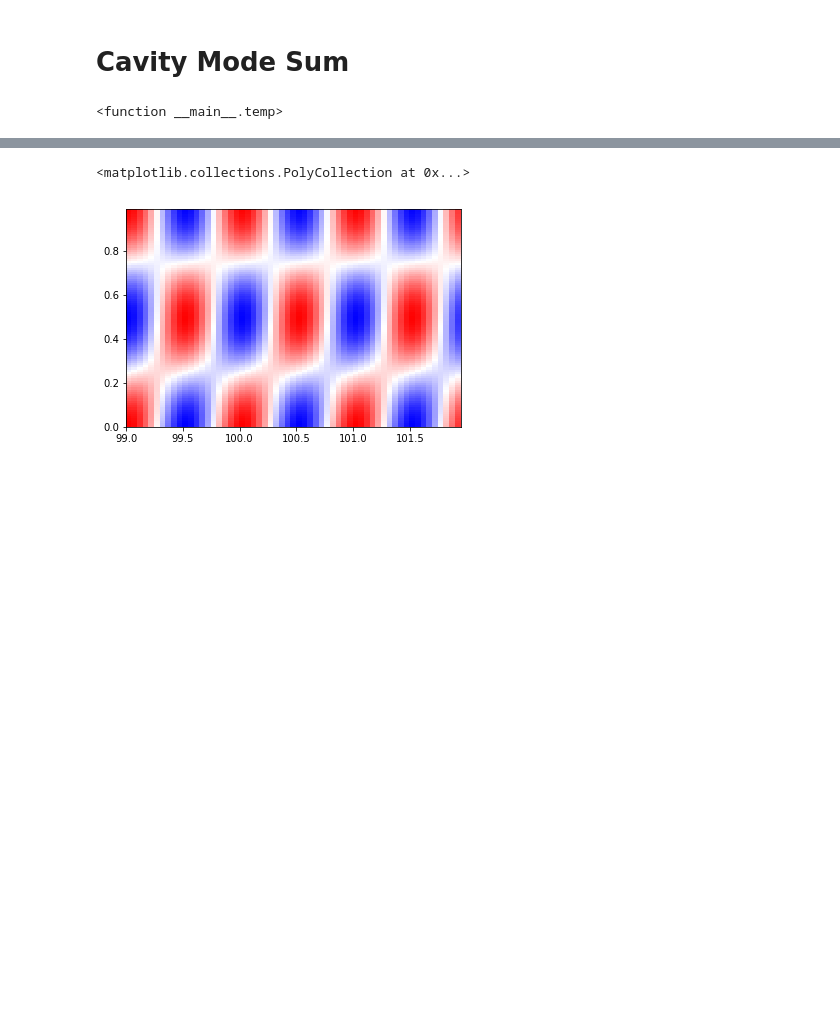
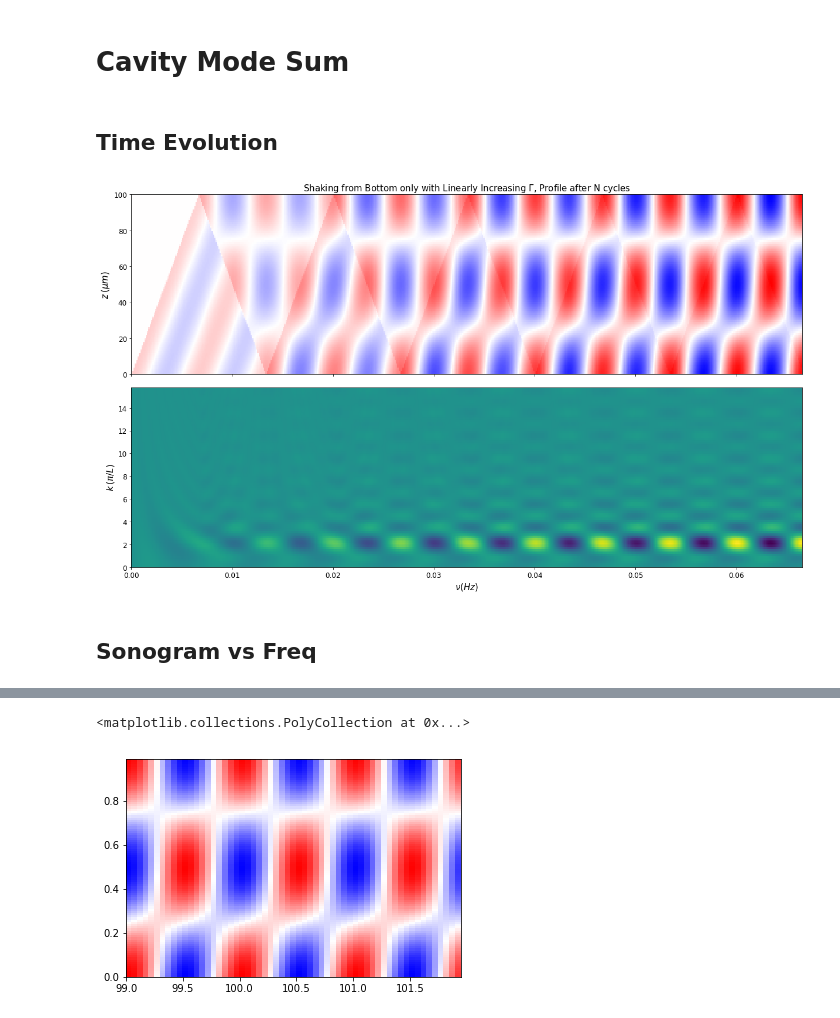
Before and after one commit to ranchop/QCalc, a Jupyter notebook: Box Shaking/Specific Datasets/Cavity Modes.ipynb, the cells around one changed output, grey strips where cells are left out. Saved outputs shown, nothing was run; the diff lists cells and outputs as text; code cells hidden in the pictures; blank space fills up the shorter version.

```diff
--- a/Box Shaking/Specific Datasets/Cavity Modes.ipynb
+++ b/Box Shaking/Specific Datasets/Cavity Modes.ipynb
@@ -44,9 +37,55 @@ def response(x, t, n=None):
+# %% [markdown]
+## Time Evolution
 # %%
+# Animate the build up
+c0 = 1.0
+L = 1.0
+wl0 = L / 3
+dl0 = 4 * L
+
+x = np.linspace(0.0, 1.0, 100)
 def temp(t = 0.0):
-    plt.plot(x, response(x, t))
+    plt.plot(x, response(x, t, c0, L, wl0, dl0))
     plt.ylim([-10, 10])
-    plt.xlim([0, L])
+    plt.xlim([0, 1])
     plt.show()
-ipywidgets.interact(temp,t=(0, 10.0, 0.01))
+ip = ipywidgets.interact(temp,t=(0, 10.0, 0.01))
-# %% [output]
-<function __main__.temp>
+# %%
+# Sonogram
+c = 15e-3
+L = 100e-6
+xlist = np.linspace(0, L, 100)
+wl = 2 * L / 2
+f = c / wl
+omega = twopi * f
+Ncycles = np.arange(0, 10, 0.02)
+Gamma = omega / 20
+tlist = Ncycles / f
+dl = 2 * c / Gamma
+
+movie = np.array([response_density(x=xlist, t=tlist[i], c=c, L=L, wl=wl, dl=dl) for i in tqdm(range(len(tlist)))]).T
+
+# Fourier Transform
+klist = np.arange(0, 8 * twopi/L, 0.1 * twopi/L)
+ft = np.array([tp.fourier_transform(xlist[1:], movie[:,i], klist)[1] for i in tqdm(range(len(tlist)))]).T
+# %%
+# Figure
+fig, ax = plt.subplots(figsize=[17, 10], sharex=True, nrows=2)
+plt.sca(ax[0])
+clim = np.max(np.abs(movie))
+plt.pcolor(tlist, xlist*1e6, movie, cmap='bwr', vmin=-clim, vmax=clim)
+plt.title(r'Shaking from Bottom only with Linearly Increasing $\Gamma$, Profile after N cycles', fontsize=15)
+plt.ylabel(r'$z \: (\mu m)$', fontsize=15)
+plt.yticks(fontsize=12)
+plt.sca(ax[1])
+plt.pcolor(tlist, klist / (np.pi/L), np.real(ft),)
+plt.xlabel(r'$\nu (Hz)$', fontsize=15)
+plt.ylabel(r'$k \: (\pi/L)$', fontsize=15)
+plt.xlim([0, None])
+plt.xticks(fontsize=12)
+plt.yticks(fontsize=12)
+plt.tight_layout()
+# %% [output]
+[figure, added]
+# %% [markdown]
+## Sonogram vs Freq
```
Also changed, not shown: parts of 12 cells of this notebook, 10 other files.
